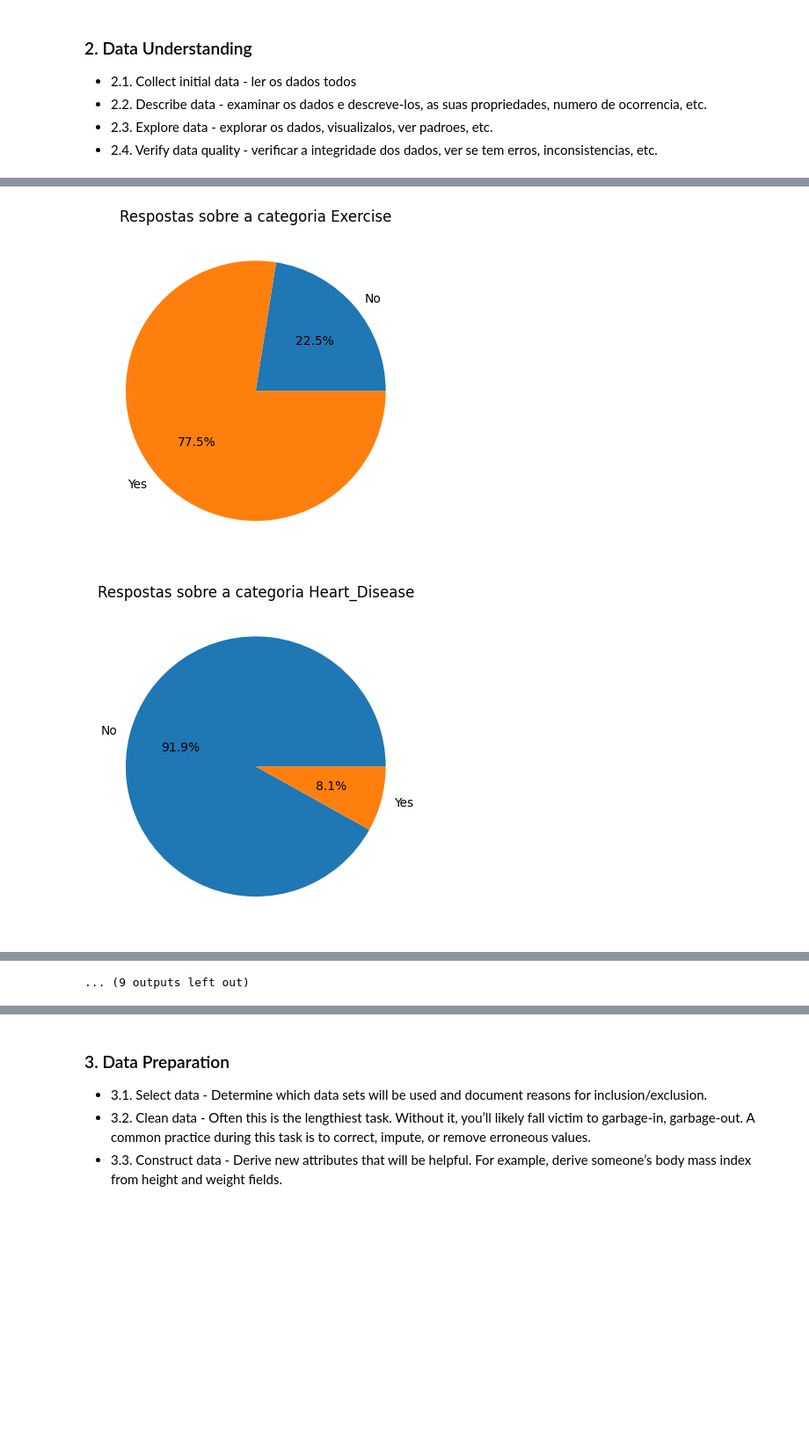
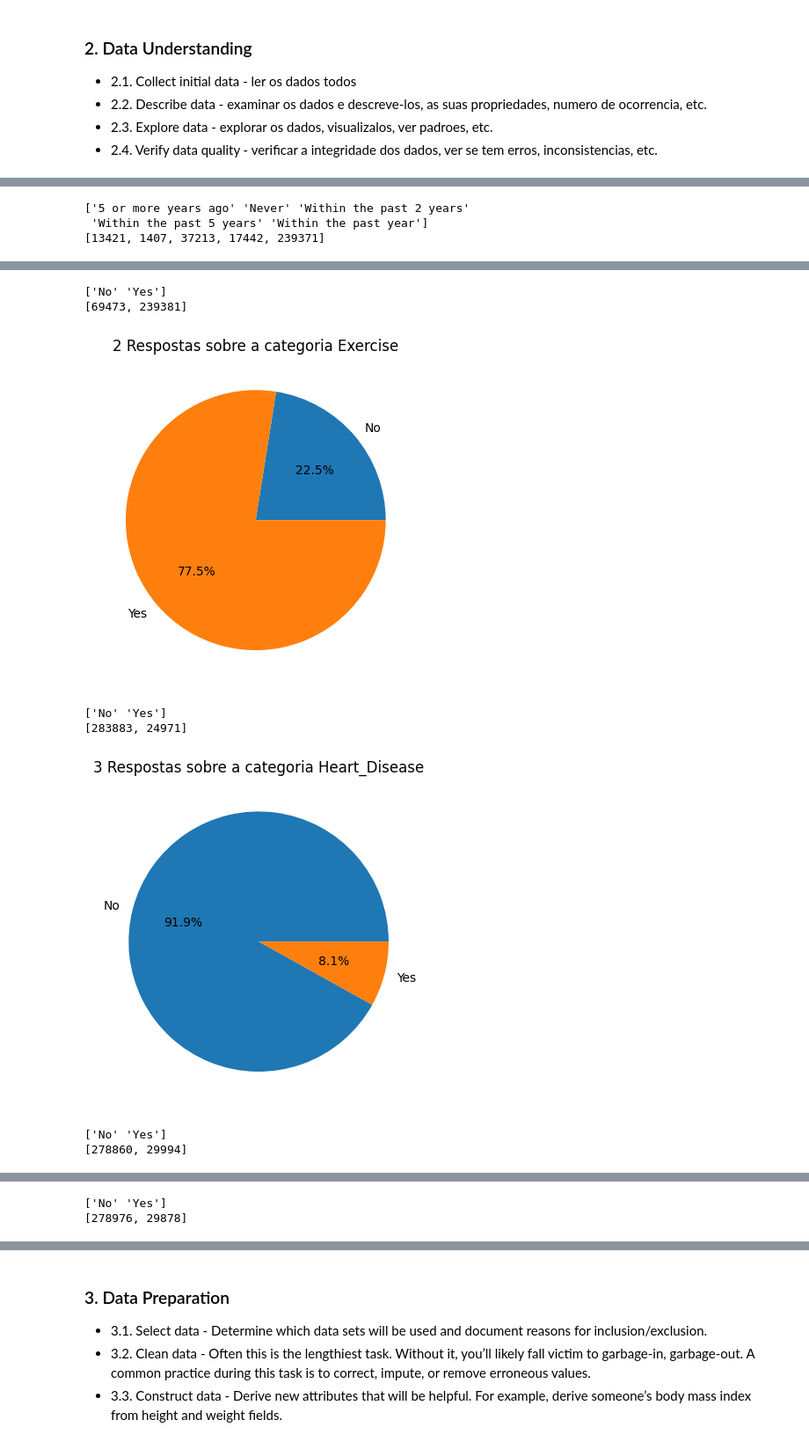
Before and after one commit to Yeshey/IAA-IntroAprendizagemAutomatica, a Jupyter notebook: FinalProject/Project.ipynb, the cells around one changed output, grey strips where cells are left out. Shown at 88% size. Saved outputs shown, nothing was run; the diff lists cells and outputs as text; code cells hidden in the pictures; blank space fills up the shorter version.

```diff
--- a/FinalProject/Project.ipynb
+++ b/FinalProject/Project.ipynb
@@ -71,26 +71,69 @@ for i in range(len(categorias)):
 
 # tipos de diferentes respostas a cada categoria
 
-'''
+
 for i in range(len(categorias)):
     print("Tipos de respostas para a categoria "+str(categorias[i])+":")
     print(np.unique(datasetC[i]),end="\n\n")
-'''
+
 
 
 # graficos para respostas
+
 count = 0
 for i in datasetC:
 	unicos = np.unique(i)
 	valores = [np.count_nonzero(i==x) for x in unicos]
 
-	plt.title("Respostas sobre a categoria "+str(categorias[count]))
+	print(unicos)
+	print(valores)
+
+	plt.title(str(count)+" Respostas sobre a categoria "+str(categorias[count]))
 	plt.pie(valores,labels=unicos,autopct='%1.1f%%')
 	plt.show()
 	count+=1
 
+# pessoas que dizem que n fazem exercicio -> +% na parte de doencas
+'''
+indices = []
+for i in range(len(datasetC[2])):
+    #3 4 5 6 7 8
+    if datasetC[2][i] == "No":
+        indices.append(i)
+
+for i in range(3,9):
+	unicos = np.unique(datasetC[i])
+	valores = [str(datasetC[i][j]) for j in indices]
+	valores = np.array(valores)
+	valores2 = [np.count_nonzero(valores==x) for x in unicos]
+
+	plt.title("Respostas para pessoas que nao fazem exercicio para a categoria "+str(categorias[i]))
+	plt.pie(valores2,labels=unicos,autopct='%1.1f%%')
+	plt.show()
+'''
+
+
+# ver que respostas deram as pessoas que tem problemas cardiacos
+
+indices = []
+for i in range(len(datasetC[3])):
+    if datasetC[3][i] == "Yes":
+        indices.append(i)
+
+for i in range(len(categorias)):
+	unicos = np.unique(datasetC[i])
+	valores = [str(datasetC[i][j]) for j in indices]
+	valores = np.array(valores)
+	valores2 = [np.count_nonzero(valores==x) for x in unicos]
+
+	plt.title("Respostas para pessoas que têm doenças cardiacas para a categoria "+str(categorias[i]))
+	plt.pie(valores2,labels=unicos,autopct='%1.1f%%')
+	plt.show()
 
 # 2.4.2.4.2.4.2.4.2.4.2.4.2.4.2.4.2.4.2.4.2.4.2.4.2.4.2.4.2.4.2.4.2.4.2.4.2.4.2.4.2.4.2.4.2.4.
+
+# falar da inconsistencia das batatas fritas / alcool / fruta / vegetais
+# vou usar quantas vezes por mes come/bete a categoria
 
 # mostrar que nao tem valores em falta
 '''
@@ -119,0 +163,3 @@ Tipos de respostas para a categoria Heart_Disease:
+['5 or more years ago' 'Never' 'Within the past 2 years'
+ 'Within the past 5 years' 'Within the past year']
+[13421, 1407, 37213, 17442, 239371]
@@ -121,2 +167,8 @@ Tipos de respostas para a categoria Heart_Disease:
+['No' 'Yes']
+[69473, 239381]
-[figure, old version]
+[figure, new version]
+['No' 'Yes']
+[283883, 24971]
-[figure, old version]
+[figure, new version]
+['No' 'Yes']
+[278860, 29994]
@@ -123,0 +176,2 @@ Tipos de respostas para a categoria Heart_Disease:
+['No' 'Yes']
+[278976, 29878]
@@ -130 +178,0 @@ Tipos de respostas para a categoria Heart_Disease:
-... (9 outputs left out)
```
Also changed, not shown: parts of 3 cells of this notebook, 1 other file.
